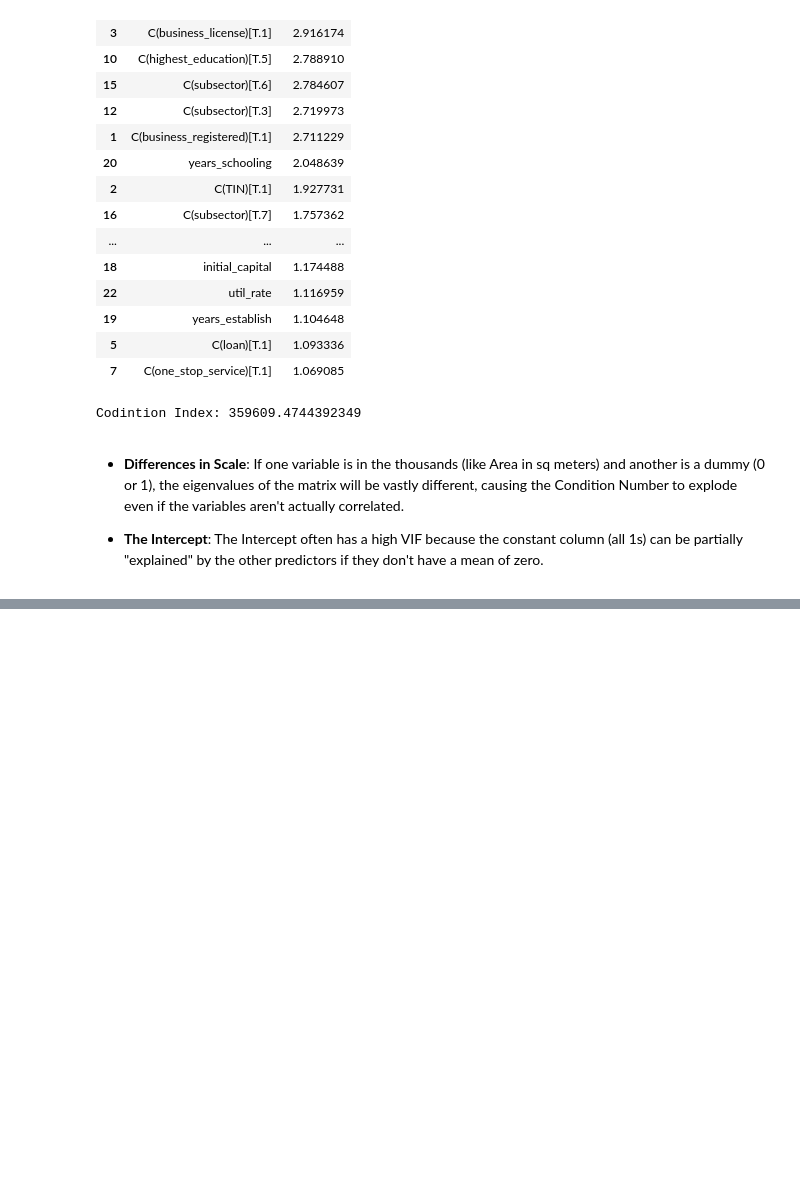
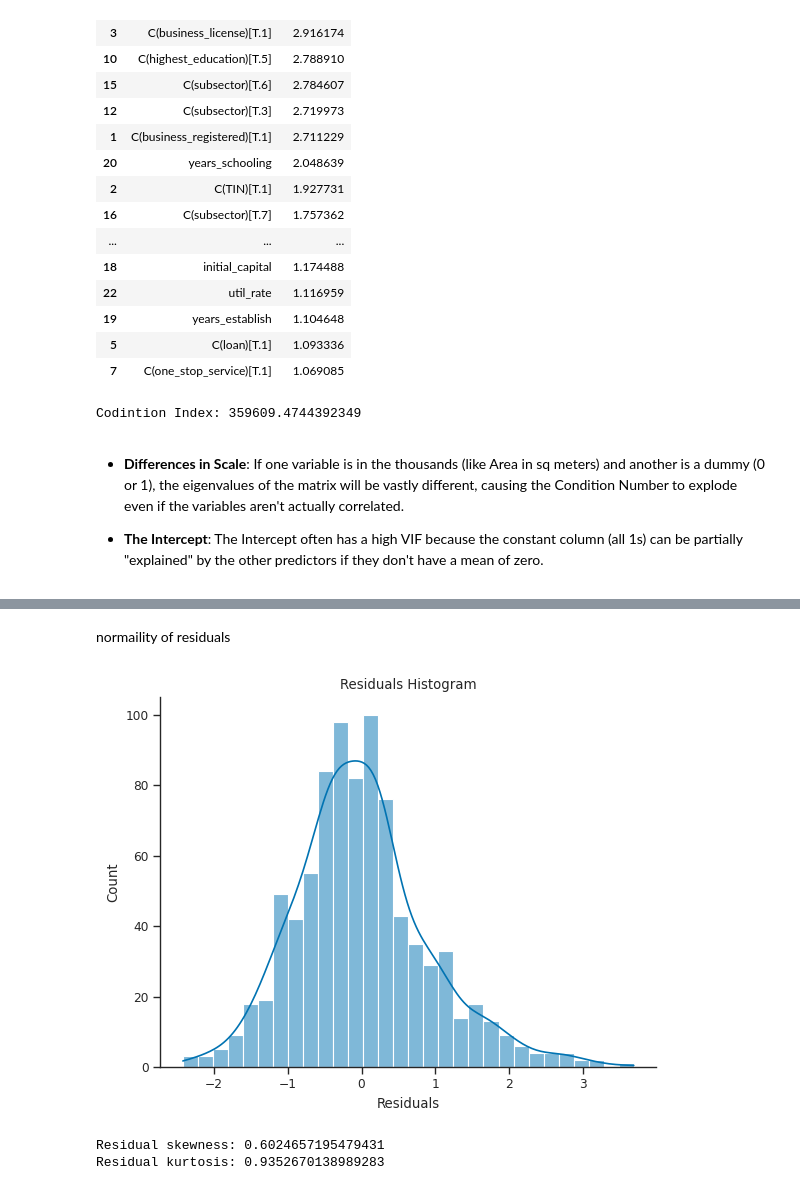
Before and after one commit to Natnael-Getahun/SME-regression, a Jupyter notebook: explore.ipynb, the cells around one changed output, grey strips where cells are left out. Cells and saved outputs as stored; diff of their text form; code cells hidden in the pictures; blank space fills up the shorter version.

```diff
--- a/explore.ipynb
+++ b/explore.ipynb
@@ -503,6 +504,6 @@ data["years_establish_log"] = np.log1p(data["years_establish"])
 data["no_paid_workers_log"] = np.log1p(data["no_paid_workers"])
 # %%
 model_log = smf.ols(
-    formula = "current_capital_log ~ initial_capital_log + years_establish_log + years_schooling + no_paid_workers_log + util_rate + C(business_registered) + C(TIN) + C(business_license) + C(MSE_type) + C(loan) + C(land_premise) + C(one_stop_service) + C(gender) + C(highest_education) + C(subsector)",
+    formula = "current_capital_log ~ initial_capital_log +  years_establish_log + util_rate +  C(TIN) + C(MSE_type) + C(loan) + C(gender) + C(subsector) ",
     data = data,
 ).fit()
@@ -544,0 +548,16 @@ plt.show()
+# %% [markdown]
+normaility of residuals
+# %%
+sns.histplot(model_log.resid, kde=True)
+plt.title("Residuals Histogram")
+plt.xlabel("Residuals")
+sns.despine()
+plt.show()
+# %% [output]
+[figure, added]
+# %%
+print(f"Residual skewness: {model_log.resid.skew()}")
+print(f"Residual kurtosis: {model_log.resid.kurtosis()}")
+# %% [output]
+Residual skewness: 0.6024657195479431
+Residual kurtosis: 0.9352670138989283
```
Also changed, not shown: parts of 25 cells of this notebook.
